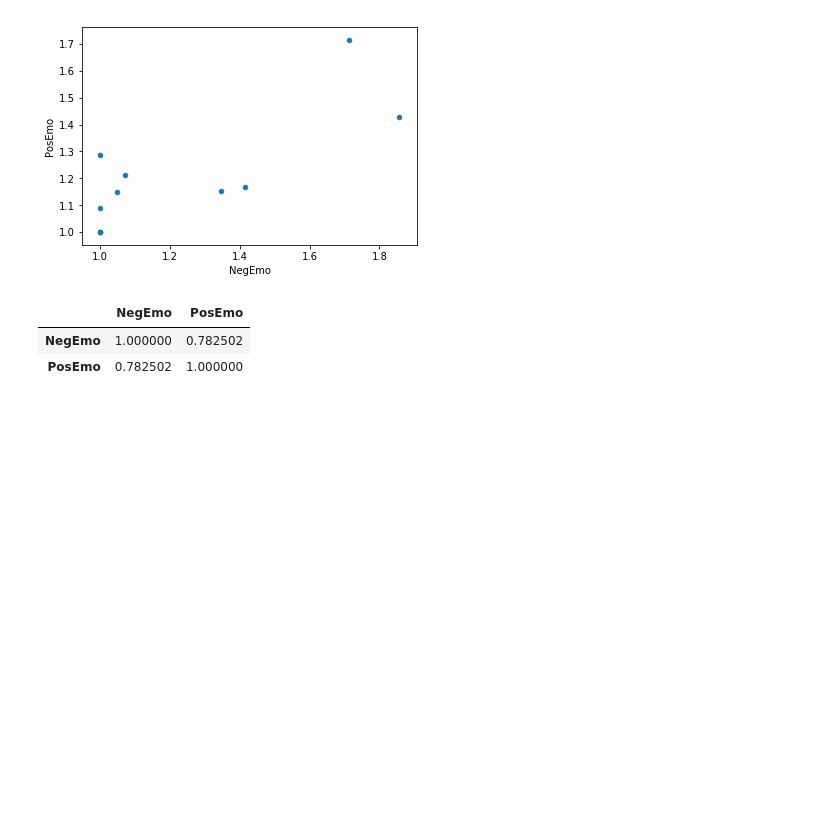
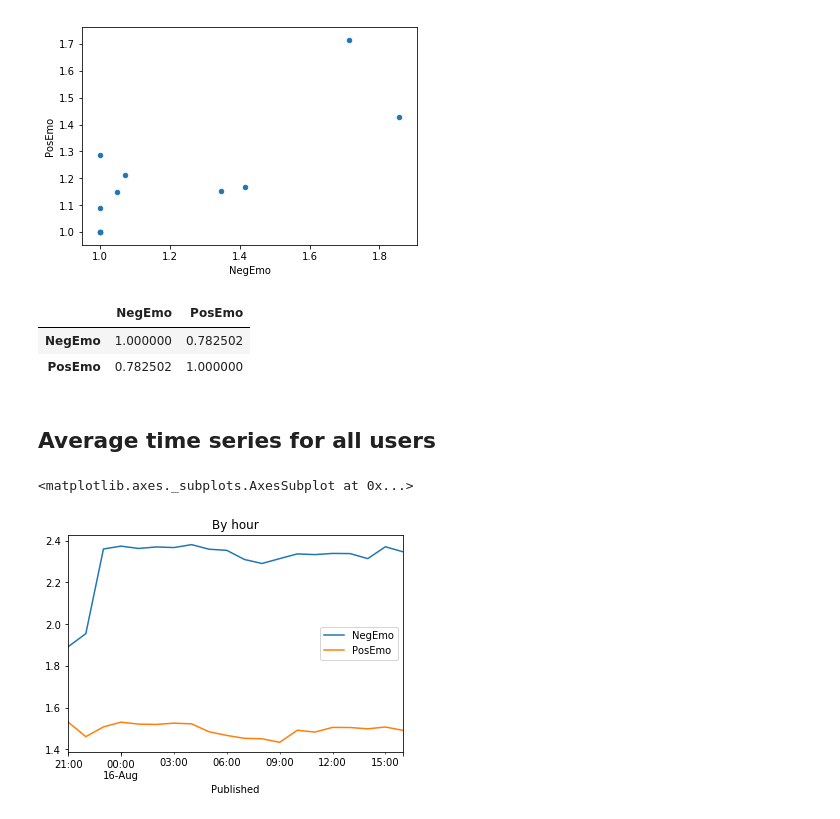
Before and after one commit to Hudsonnc/siooscillate-twitter, a Jupyter notebook: Twitter+Times+Series.ipynb, the cells around one changed output. Drawn from its saved outputs; the diff is of its cells as text; code cells hidden in the pictures; blank space fills up the shorter version.

```diff
--- a/Twitter+Times+Series.ipynb
+++ b/Twitter+Times+Series.ipynb
@@ -78,3 +80,12 @@ df_top_poster[['NegEmo', 'PosEmo']].resample('H').mean().corr()
 |  | NegEmo | PosEmo |
 | NegEmo | 1.000000 | 0.782502 |
 | PosEmo | 0.782502 | 1.000000 |
+# %% [markdown]
+## Average time series for all users
+# %%
+df_raw_plus_sent.index = pd.to_datetime(df_raw_plus_sent['Published'])
+# %%
+df_raw_plus_sent[['NegEmo', 'PosEmo']].resample('H').mean().plot(title='By hour')
+# %% [output]
+<matplotlib.axes._subplots.AxesSubplot at 0x...>
+[figure, added]
```
Also changed, not shown: parts of 6 cells of this notebook.
